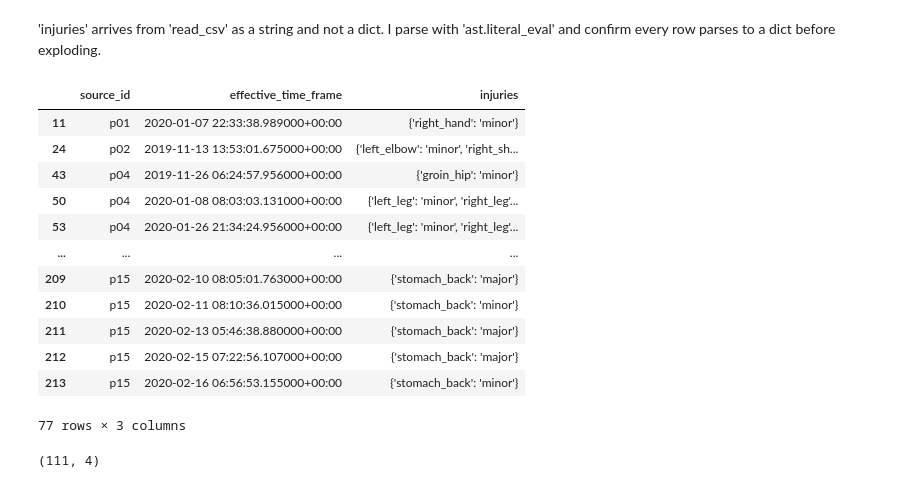
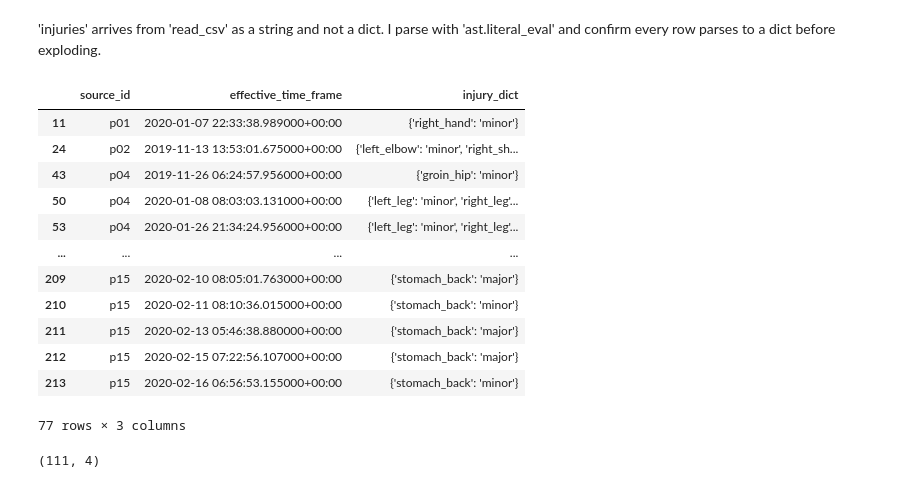
Before and after one commit to vish-mandalika/sql-pipeline-athletic-performance, a Jupyter notebook: etl.ipynb, the cells around one changed output. Saved outputs shown, nothing was run; the diff lists cells and outputs as text; code cells hidden in the pictures.

```diff
--- a/etl.ipynb
+++ b/etl.ipynb
@@ -159,13 +159,12 @@ Key decision: I chose to keep the full timestamp rather than collapsing to a dat
 # %% [markdown]
 'injuries' arrives from 'read_csv' as a string and not a dict. I parse with 'ast.literal_eval' and confirm every row parses to a dict before exploding.
 # %%
-injury = injury.drop(columns="is_empty") # Removing the checker column that was previously created
-injury["injuries"] = injury["injuries"].apply(ast.literal_eval) # Convert injuries column to dicts
+injury["injury_dict"] = injury["injuries"].apply(ast.literal_eval) # Convert injuries column to dicts
 # %%
-injured = injury[injury["injuries"] != {}]
+injured = injury.loc[injury["injury_dict"] != {}, ["source_id", "effective_time_frame", "injury_dict"]]
 injured
 # %% [output]
-|  | source_id | effective_time_frame | injuries |
+|  | source_id | effective_time_frame | injury_dict |
 | 11 | p01 | 2020-01-07 22:33:38.989000+00:00 | {'right_hand': 'minor'} |
 | 24 | p02 | 2019-11-13 13:53:01.675000+00:00 | {'left_elbow': 'minor', 'right_sh... |
 | 43 | p04 | 2019-11-26 06:24:57.956000+00:00 | {'groin_hip': 'minor'} |
```
Also changed, not shown: parts of 30 cells of this notebook.
